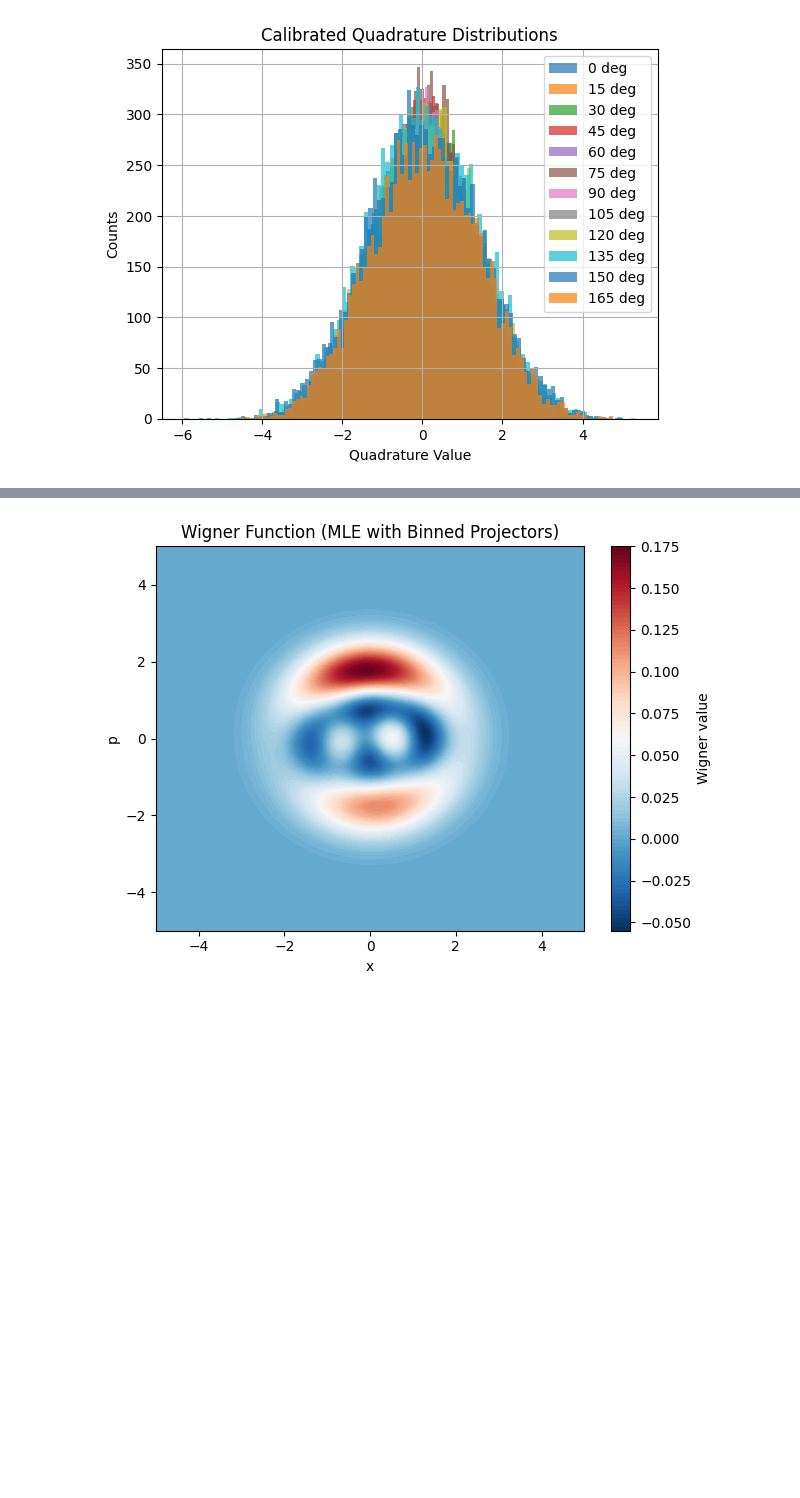
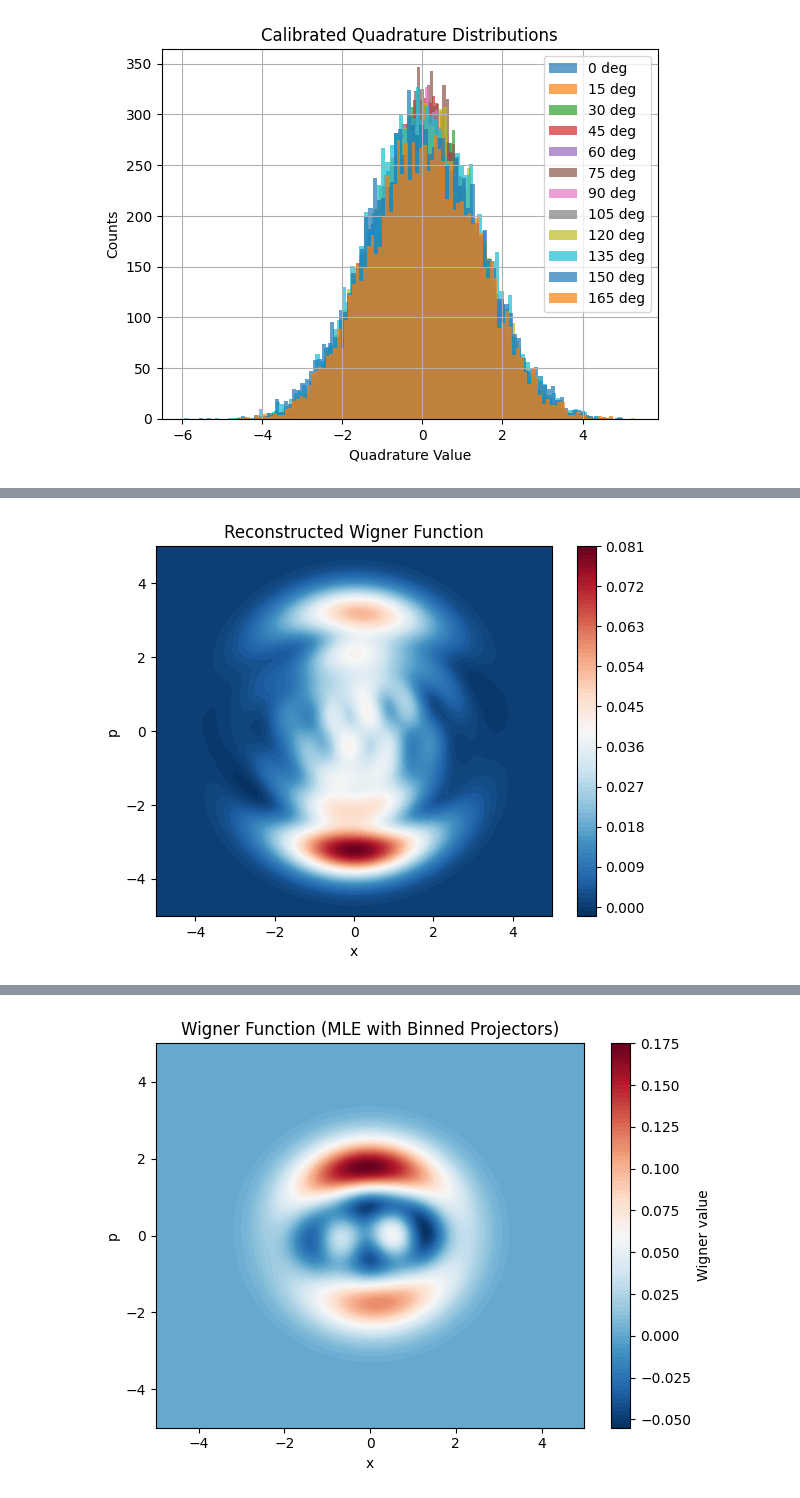
Before and after one commit to ThomasRavnborg/Homodyne-Tomography, a Jupyter notebook: DataAnalysis.ipynb, the cells around one changed output, grey strips where cells are left out. Drawn from its saved outputs; the diff is of its cells as text; code cells hidden in the pictures; blank space fills up the shorter version.

Commit message:
Added some reconstruction code

```diff
--- a/DataAnalysis.ipynb
+++ b/DataAnalysis.ipynb
@@ -132,0 +103,3 @@ Index: 33, Angle: 165 deg
+# %%
+data = np.column_stack((x_values, theta_values))
+data
@@ -132,0 +166,30 @@ Index: 33, Angle: 165 deg
+# %%
+def mle_reconstruction_binned(x_bins, theta_bins, counts, N=10, max_iters=20):
+    rho = qt.qeye(N) / N  # initial guess
+
+    for it in tqdm(range(max_iters)):
+        R = 0
+        for x, theta, c in zip(x_bins, theta_bins, counts):
+            if c == 0:
+                continue
+            Pi = quadrature_povm(x, theta, N)
+            p = (rho * Pi).tr().real + 1e-12
+            R += c * (Pi / p)
+
+        rho_new = R * rho * R
+        rho_new = rho_new / rho_new.tr()
+
+        delta = (rho_new - rho).norm()
+        rho = rho_new
+
+        if delta < 1e-6:
+            print(f"Converged at iteration {it}")
+            break
+
+    return rho
+# %%
+# Bin your data
+x_bins, theta_bins, counts = bin_homodyne_data(x_values, theta_values, num_bins=200)
+
+# Run MLE
+rho_est = mle_reconstruction_binned(x_bins, theta_bins, counts, N=10, max_iters=100)
@@ -132,0 +200,14 @@ Index: 33, Angle: 165 deg
+# %%
+# Plot Wigner function
+xvec = np.linspace(-5, 5, 200)
+W = qt.wigner(rho_est, xvec, xvec)
+
+import matplotlib.pyplot as plt
+plt.contourf(xvec, xvec, W, 100, cmap='RdBu_r')
+plt.colorbar()
+plt.title("Reconstructed Wigner Function")
+plt.xlabel("x")
+plt.ylabel("p")
+plt.show()
+# %% [output]
+[figure, added]
```
Also changed, not shown: parts of 10 cells of this notebook.
